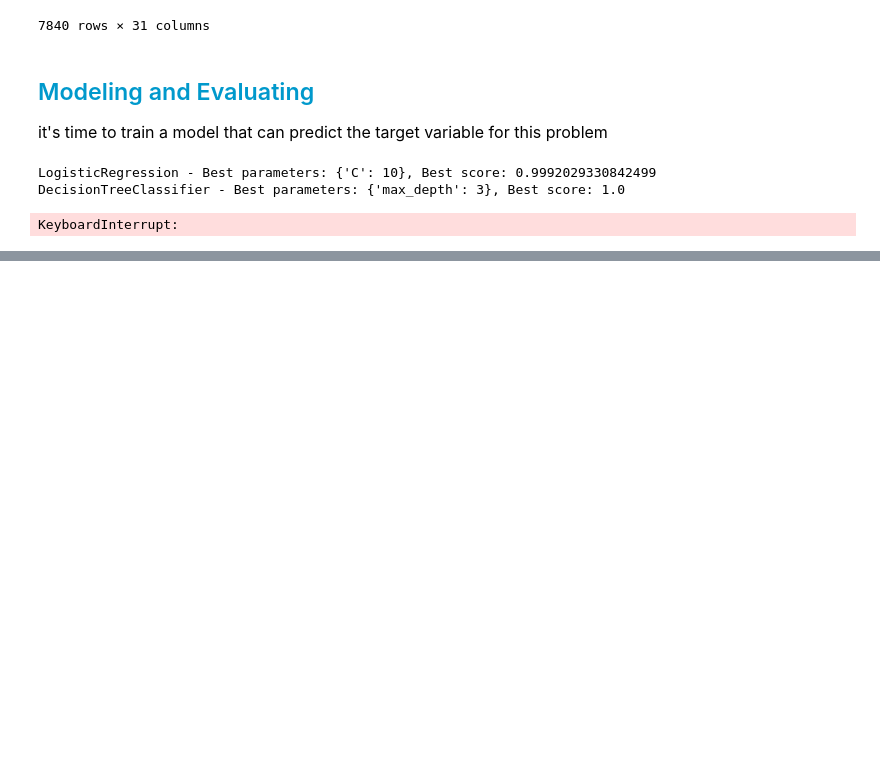
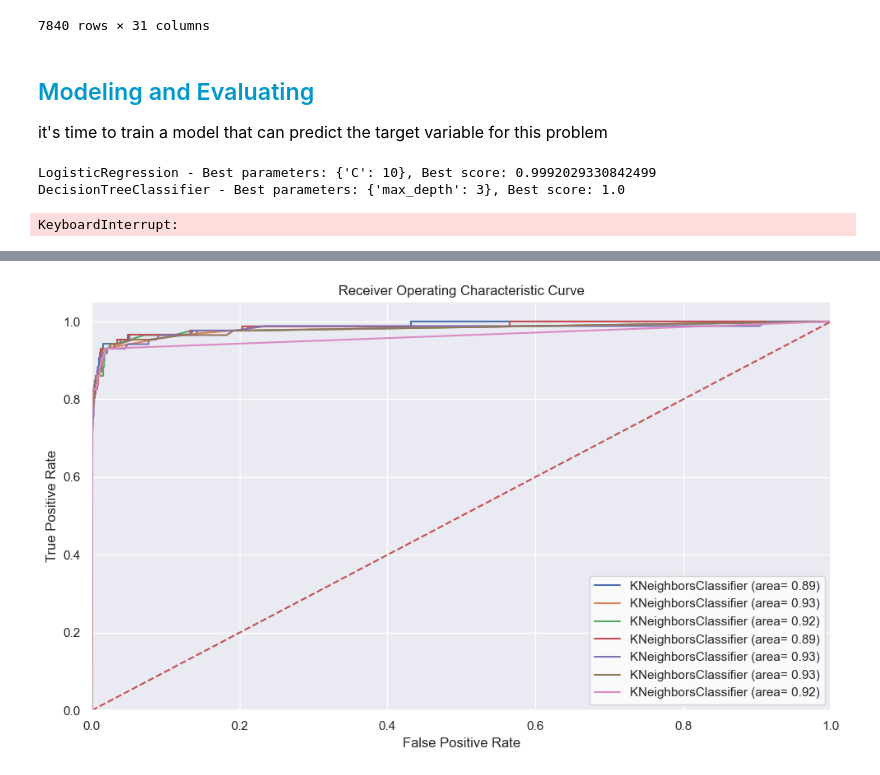
Before and after one commit to P-Darabi/Detect_Fake_Transactions, a Jupyter notebook: k_fraud_detection.ipynb, the cells around one changed output, grey strips where cells are left out. Saved outputs shown, nothing was run; the diff lists cells and outputs as text; code cells hidden in the pictures; blank space fills up the shorter version.

```diff
--- a/k_fraud_detection.ipynb
+++ b/k_fraud_detection.ipynb
@@ -220,0 +199,26 @@ KNeighborsClassifier(n_neighbors=3, weights='distance') - F1 Score: 0.97
+# %%
+# Receiver Operating Characteristic Curve'
+fig, ax = plt.subplots(figsize=(10, 6))
+
+for classifier in classifiers:
+    classifier.fit(t, y_train)
+    y_pred = classifier.predict(v)
+
+    roc_auc = roc_auc_score(y_test, classifier.predict(v))
+    fpr, tpr, thresholds = roc_curve(y_test, classifier.predict_proba(v)[:,1])
+
+    sns.set_style('ticks')
+    ax.plot(fpr, tpr, label=f'{classifier_name} (area= {roc_auc:.2f})')
+
+
+ax.plot([0, 1], [0, 1],'r--')
+ax.set_xlim([0.0, 1.0])
+ax.set_ylim([0.0, 1.05])
+ax.set_xlabel('False Positive Rate')
+ax.set_ylabel('True Positive Rate')
+ax.set_title('Receiver Operating Characteristic Curve')
+ax.legend(loc='lower right')
+plt.tight_layout()
+plt.show()
+# %% [output]
+[figure, added]
```
Also changed, not shown: parts of 3 cells of this notebook.
